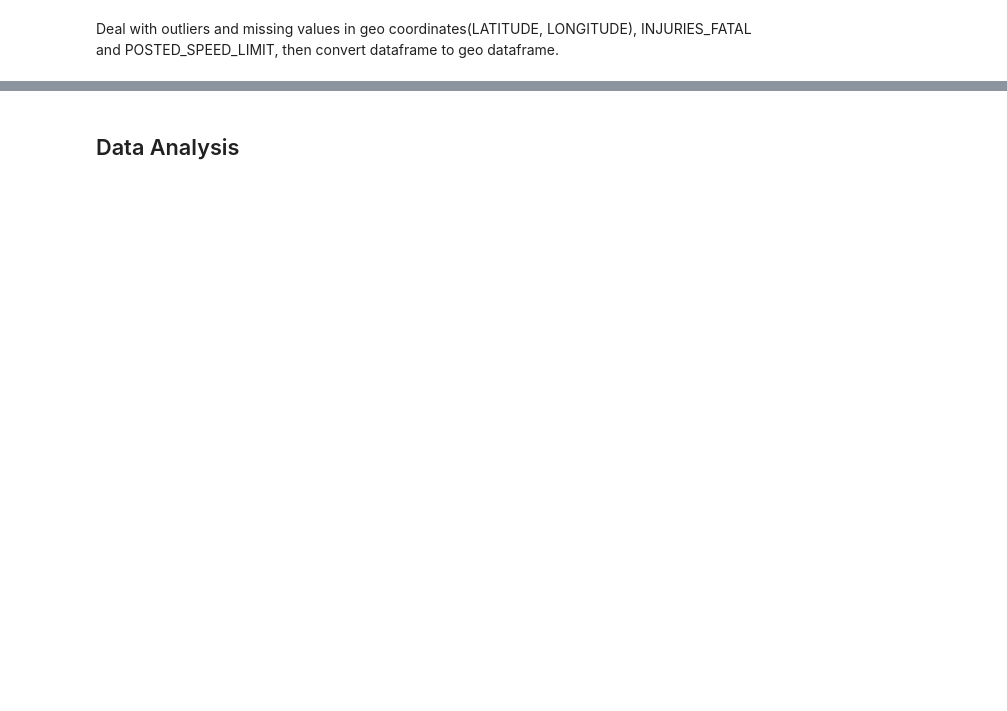
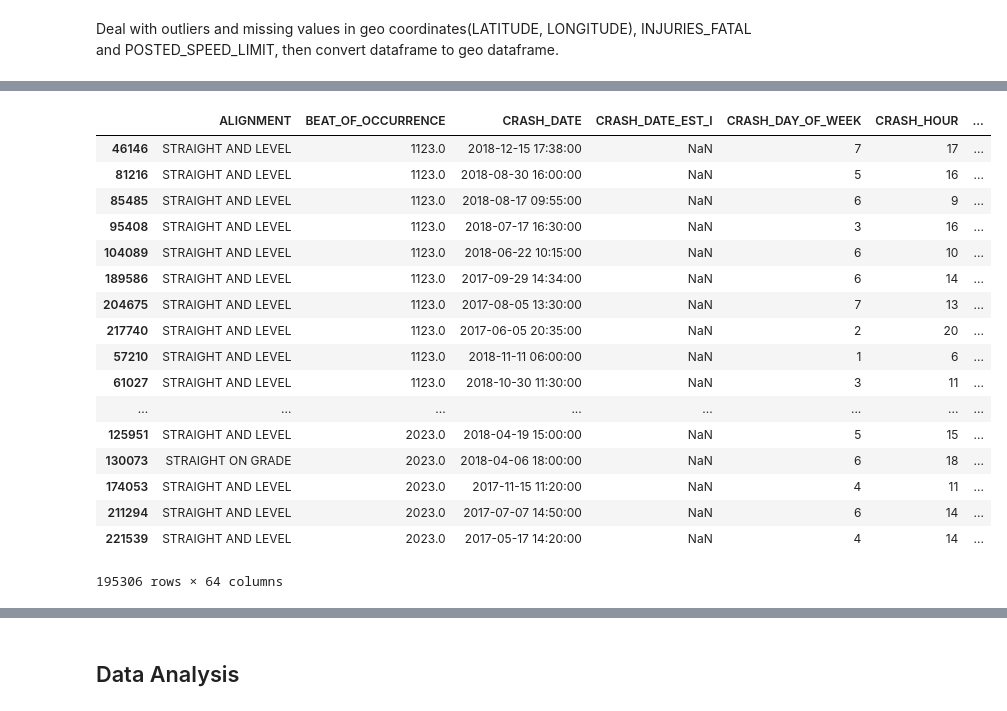
Before and after one commit to WizardYoung/Prediction-of-Traffic-Crash-Risk, a Jupyter notebook: Chicago_Traffic_Crashes.ipynb, the cells around one changed output, grey strips where cells are left out. Cells and saved outputs as stored; diff of their text form; code cells hidden in the pictures; blank space fills up the shorter version.

```diff
--- a/Chicago_Traffic_Crashes.ipynb
+++ b/Chicago_Traffic_Crashes.ipynb
@@ -101,0 +405,24 @@ crash.shape
+# %%
+
+crash_joined_1 = gpd.sjoin(crash_joined, pop_joined[['the_geom', 'pop_density']], how="inner", op='intersects')
+crash_joined_1
+#crash_joined = gpd.sjoin(crash, road, how="inner", op='intersects')
+# %% [output]
+|  | ALIGNMENT | BEAT_OF_OCCURRENCE | CRASH_DATE | CRASH_DATE_EST_I | CRASH_DAY_OF_WEEK | CRASH_HOUR | ... |
+| 46146 | STRAIGHT AND LEVEL | 1123.0 | 2018-12-15 17:38:00 | NaN | 7 | 17 | ... |
+| 81216 | STRAIGHT AND LEVEL | 1123.0 | 2018-08-30 16:00:00 | NaN | 5 | 16 | ... |
+| 85485 | STRAIGHT AND LEVEL | 1123.0 | 2018-08-17 09:55:00 | NaN | 6 | 9 | ... |
+| 95408 | STRAIGHT AND LEVEL | 1123.0 | 2018-07-17 16:30:00 | NaN | 3 | 16 | ... |
+| 104089 | STRAIGHT AND LEVEL | 1123.0 | 2018-06-22 10:15:00 | NaN | 6 | 10 | ... |
+| 189586 | STRAIGHT AND LEVEL | 1123.0 | 2017-09-29 14:34:00 | NaN | 6 | 14 | ... |
+| 204675 | STRAIGHT AND LEVEL | 1123.0 | 2017-08-05 13:30:00 | NaN | 7 | 13 | ... |
+| 217740 | STRAIGHT AND LEVEL | 1123.0 | 2017-06-05 20:35:00 | NaN | 2 | 20 | ... |
+| 57210 | STRAIGHT AND LEVEL | 1123.0 | 2018-11-11 06:00:00 | NaN | 1 | 6 | ... |
+| 61027 | STRAIGHT AND LEVEL | 1123.0 | 2018-10-30 11:30:00 | NaN | 3 | 11 | ... |
+| ... | ... | ... | ... | ... | ... | ... | ... |
+| 125951 | STRAIGHT AND LEVEL | 2023.0 | 2018-04-19 15:00:00 | NaN | 5 | 15 | ... |
+| 130073 | STRAIGHT ON GRADE | 2023.0 | 2018-04-06 18:00:00 | NaN | 6 | 18 | ... |
+| 174053 | STRAIGHT AND LEVEL | 2023.0 | 2017-11-15 11:20:00 | NaN | 4 | 11 | ... |
+| 211294 | STRAIGHT AND LEVEL | 2023.0 | 2017-07-07 14:50:00 | NaN | 6 | 14 | ... |
+| 221539 | STRAIGHT AND LEVEL | 2023.0 | 2017-05-17 14:20:00 | NaN | 4 | 14 | ... |
+195306 rows × 64 columns
```
Also changed, not shown: parts of 39 cells of this notebook.
